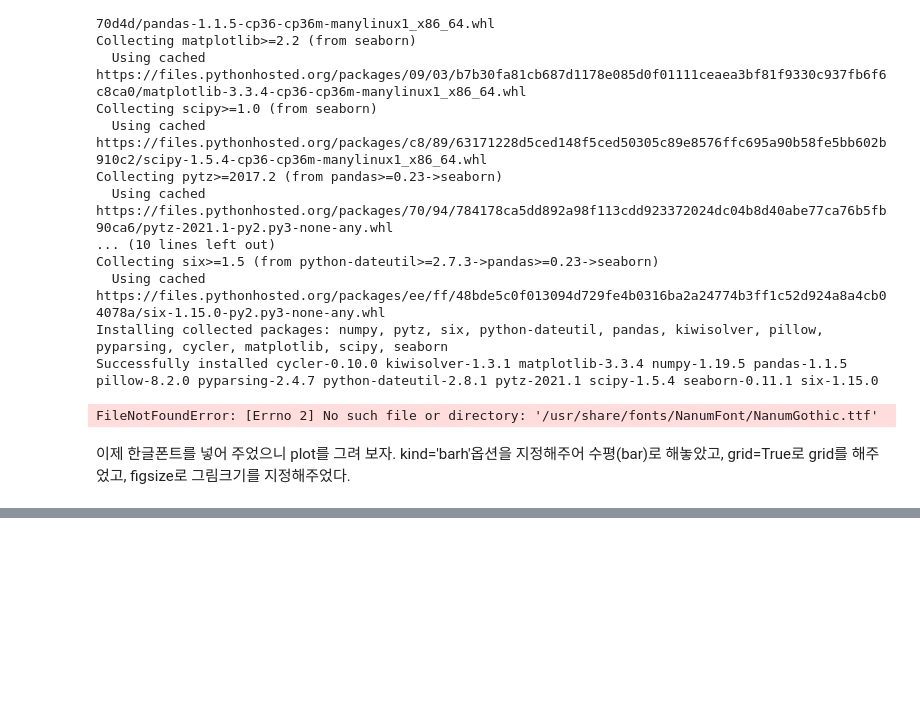
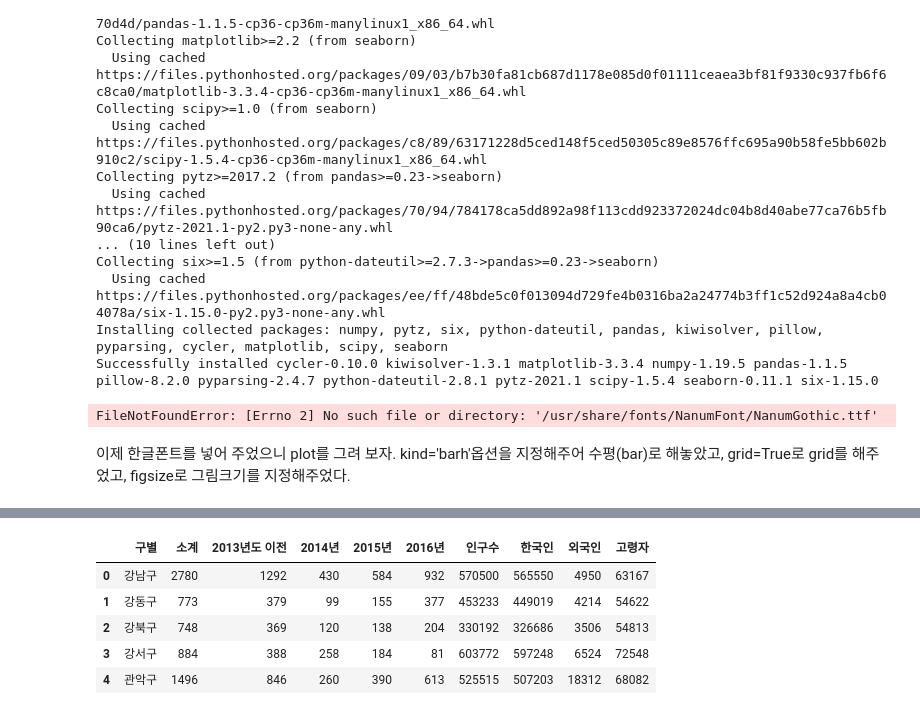
Before and after one commit to goldang01/DataScience_Study, a Jupyter notebook: Chapter 1-Copy1.ipynb, the cells around one changed output, grey strips where cells are left out. Drawn from its saved outputs; the diff is of its cells as text; code cells hidden in the pictures; blank space fills up the shorter version.

```diff
--- a/Chapter 1-Copy1.ipynb
+++ b/Chapter 1-Copy1.ipynb
@@ -72,0 +75,10 @@ data_result['소계'].plot(kind='barh', grid = True, figsize=(10,10))
+# %%
+data_result=pd.merge(CCTV_Seoul, pop_Seoul, on='구별')
+data_result.head()
+# %% [output]
+|  | 구별 | 소계 | 2013년도 이전 | 2014년 | 2015년 | 2016년 | 인구수 | 한국인 | 외국인 | 고령자 |
+| 0 | 강남구 | 2780 | 1292 | 430 | 584 | 932 | 570500 | 565550 | 4950 | 63167 |
+| 1 | 강동구 | 773 | 379 | 99 | 155 | 377 | 453233 | 449019 | 4214 | 54622 |
+| 2 | 강북구 | 748 | 369 | 120 | 138 | 204 | 330192 | 326686 | 3506 | 54813 |
+| 3 | 강서구 | 884 | 388 | 258 | 184 | 81 | 603772 | 597248 | 6524 | 72548 |
+| 4 | 관악구 | 1496 | 846 | 260 | 390 | 613 | 525515 | 507203 | 18312 | 68082 |
```
Also changed, not shown: parts of 10 cells of this notebook, 2 other files.
